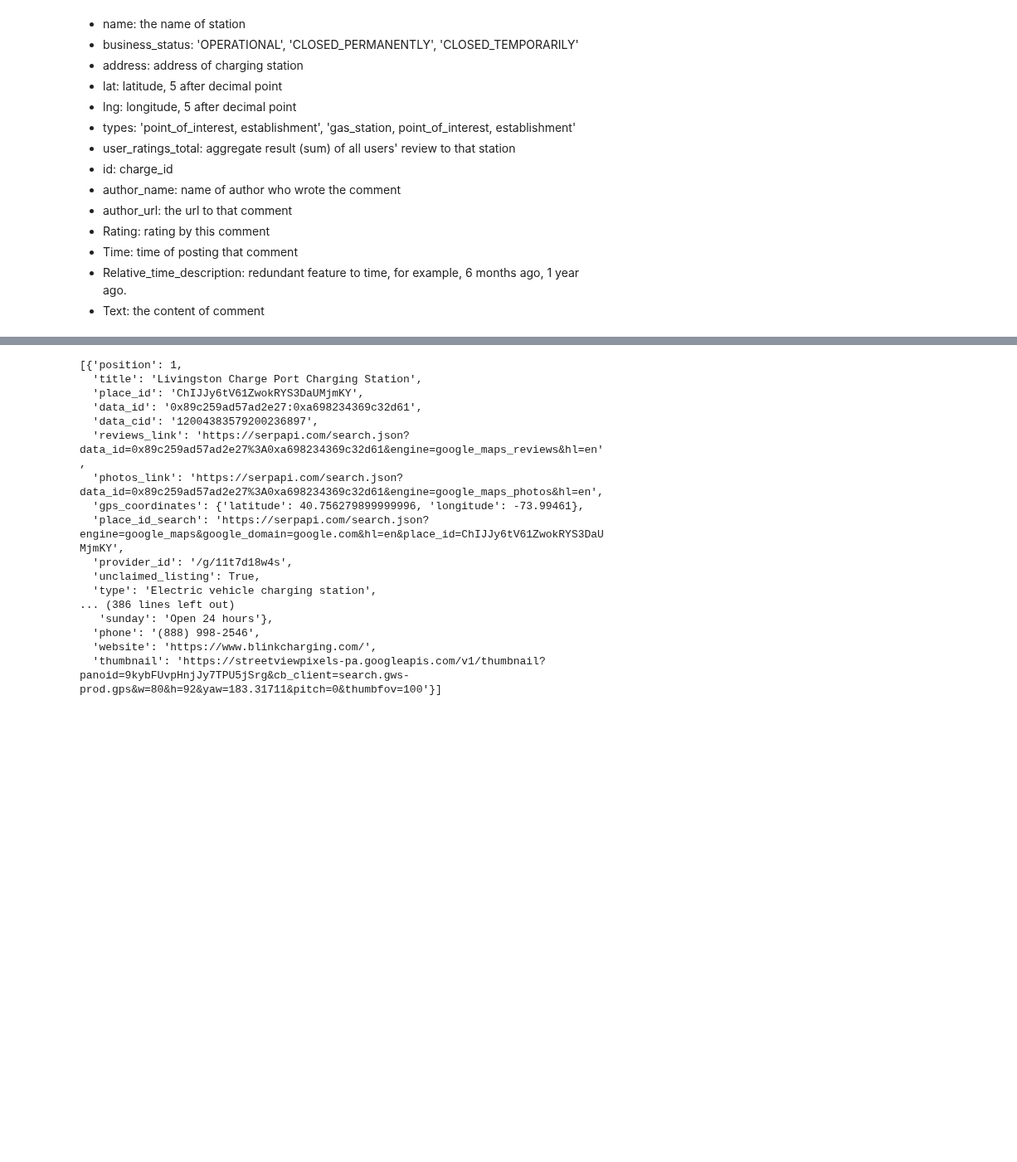
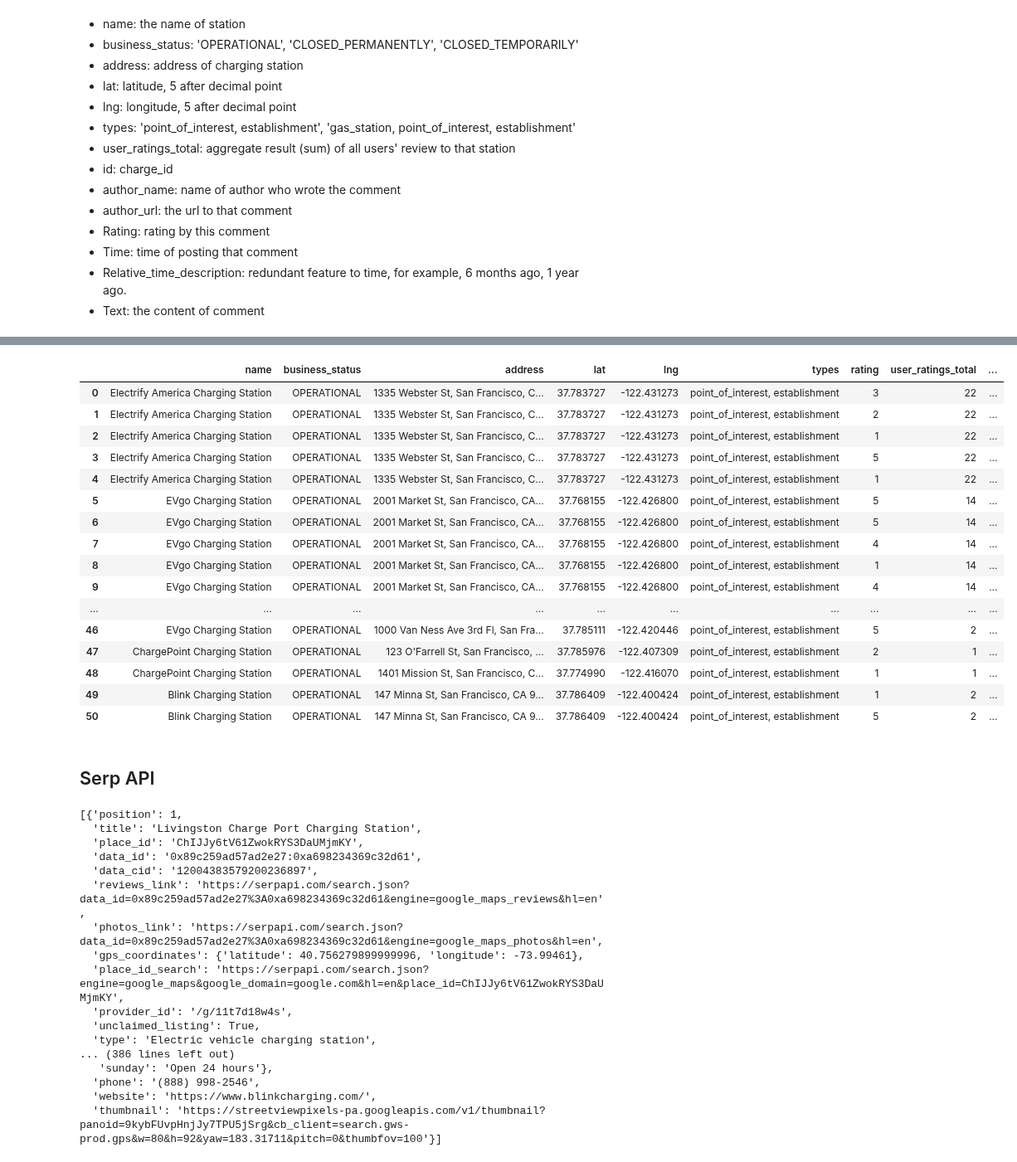
Before and after one commit to priest-yang/Electrifind, a Jupyter notebook: src/Google_Map_Review_API.ipynb, the cells around one changed output, grey strips where cells are left out. Shown at 83% size. Saved outputs shown, nothing was run; the diff lists cells and outputs as text; code cells hidden in the pictures; blank space fills up the shorter version.

```diff
--- a/src/Google_Map_Review_API.ipynb
+++ b/src/Google_Map_Review_API.ipynb
@@ -36,3 +33,6 @@ api_key = 'https://maps.googleapis.com/maps/api/place/nearbysearch/json'
+# %%
+serp_api_key = "3b756770793fe4a71bd041d460d9399f10fa1f7e15381d13e25732fd2aba9a86"
+api_key = "AIzaSyDH3a6dX6KWYfFeDYDSVDPsuFEHFkwkrdw"
 # %% [markdown]
 - name: the name of station
 - business_status: 'OPERATIONAL', 'CLOSED_PERMANENTLY', 'CLOSED_TEMPORARILY'
@@ -55,7 +57,7 @@ client = gmaps.Client(api_key)
 # Define the area for the search
 location = '37.7749,-122.4194' # San Francisco
 #location = 'Livonia, MI'
-radius = 50 # In meters
+radius = 10000 # In meters
 
 # Use the textsearch function to get a list of charging stations
 query = 'electric vehicle charging station'
@@ -106,3 +126,27 @@ ValueError: Invalid API key provided.
+# %%
+df = pd.DataFrame(data)
+df = df.drop_duplicates().reset_index(drop = True)
+df
+# %% [output]
+|  | name | business_status | address | lat | lng | types | rating | user_ratings_total | ... |
+| 0 | Electrify America Charging Station | OPERATIONAL | 1335 Webster St, San Francisco, C... | 37.783727 | -122.431273 | point_of_interest, establishment | 3 | 22 | ... |
+| 1 | Electrify America Charging Station | OPERATIONAL | 1335 Webster St, San Francisco, C... | 37.783727 | -122.431273 | point_of_interest, establishment | 2 | 22 | ... |
+| 2 | Electrify America Charging Station | OPERATIONAL | 1335 Webster St, San Francisco, C... | 37.783727 | -122.431273 | point_of_interest, establishment | 1 | 22 | ... |
+| 3 | Electrify America Charging Station | OPERATIONAL | 1335 Webster St, San Francisco, C... | 37.783727 | -122.431273 | point_of_interest, establishment | 5 | 22 | ... |
+| 4 | Electrify America Charging Station | OPERATIONAL | 1335 Webster St, San Francisco, C... | 37.783727 | -122.431273 | point_of_interest, establishment | 1 | 22 | ... |
+| 5 | EVgo Charging Station | OPERATIONAL | 2001 Market St, San Francisco, CA... | 37.768155 | -122.426800 | point_of_interest, establishment | 5 | 14 | ... |
+| 6 | EVgo Charging Station | OPERATIONAL | 2001 Market St, San Francisco, CA... | 37.768155 | -122.426800 | point_of_interest, establishment | 5 | 14 | ... |
+| 7 | EVgo Charging Station | OPERATIONAL | 2001 Market St, San Francisco, CA... | 37.768155 | -122.426800 | point_of_interest, establishment | 4 | 14 | ... |
+| 8 | EVgo Charging Station | OPERATIONAL | 2001 Market St, San Francisco, CA... | 37.768155 | -122.426800 | point_of_interest, establishment | 1 | 14 | ... |
+| 9 | EVgo Charging Station | OPERATIONAL | 2001 Market St, San Francisco, CA... | 37.768155 | -122.426800 | point_of_interest, establishment | 4 | 14 | ... |
+| ... | ... | ... | ... | ... | ... | ... | ... | ... | ... |
+| 46 | EVgo Charging Station | OPERATIONAL | 1000 Van Ness Ave 3rd Fl, San Fra... | 37.785111 | -122.420446 | point_of_interest, establishment | 5 | 2 | ... |
+| 47 | ChargePoint Charging Station | OPERATIONAL | 123 O'Farrell St, San Francisco, ... | 37.785976 | -122.407309 | point_of_interest, establishment | 2 | 1 | ... |
+| 48 | ChargePoint Charging Station | OPERATIONAL | 1401 Mission St, San Francisco, C... | 37.774990 | -122.416070 | point_of_interest, establishment | 1 | 1 | ... |
+| 49 | Blink Charging Station | OPERATIONAL | 147 Minna St, San Francisco, CA 9... | 37.786409 | -122.400424 | point_of_interest, establishment | 1 | 2 | ... |
+| 50 | Blink Charging Station | OPERATIONAL | 147 Minna St, San Francisco, CA 9... | 37.786409 | -122.400424 | point_of_interest, establishment | 5 | 2 | ... |
+# %% [markdown]
+## Serp API
 # %%
 params = {
     # https://docs.python.org/3/library/os.html#os.getenv
```
Also changed, not shown: parts of 4 cells of this notebook, 2 other files.
